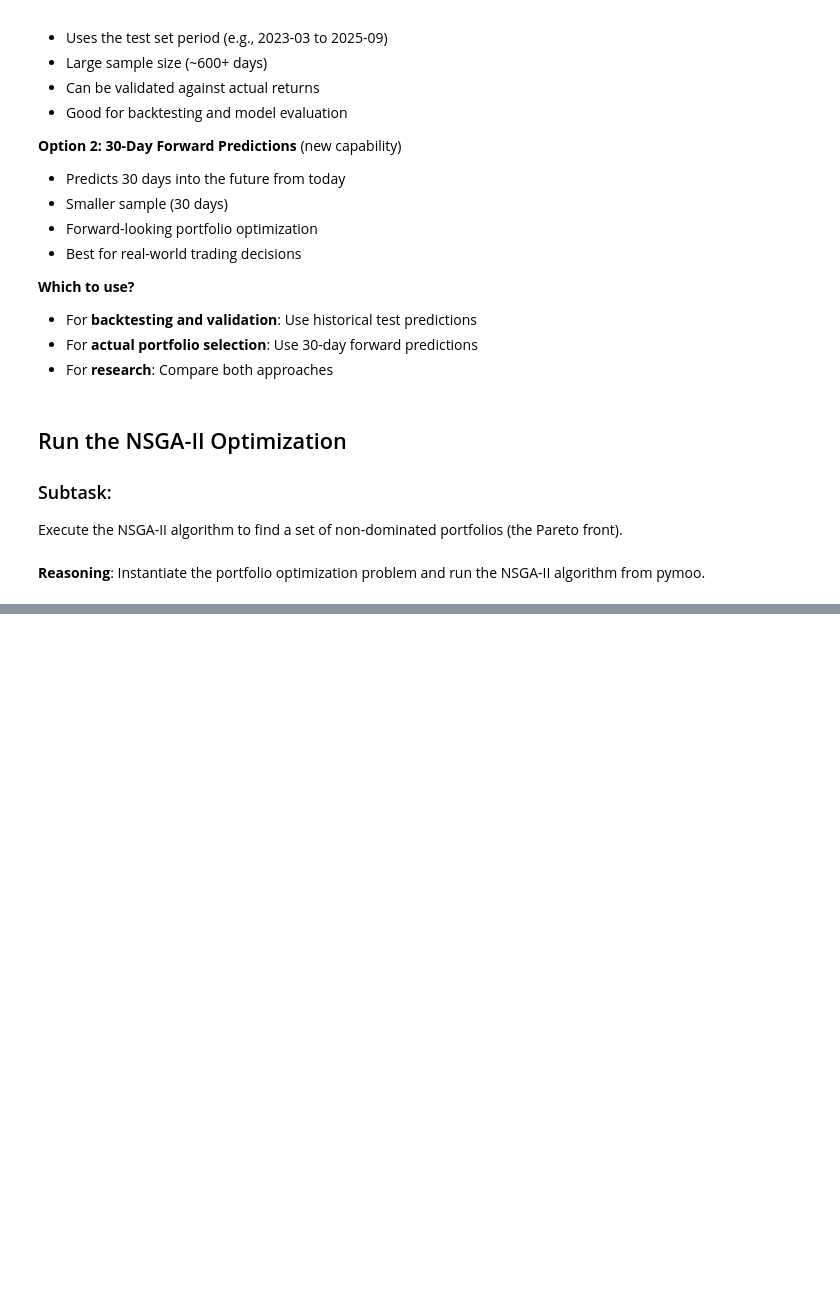
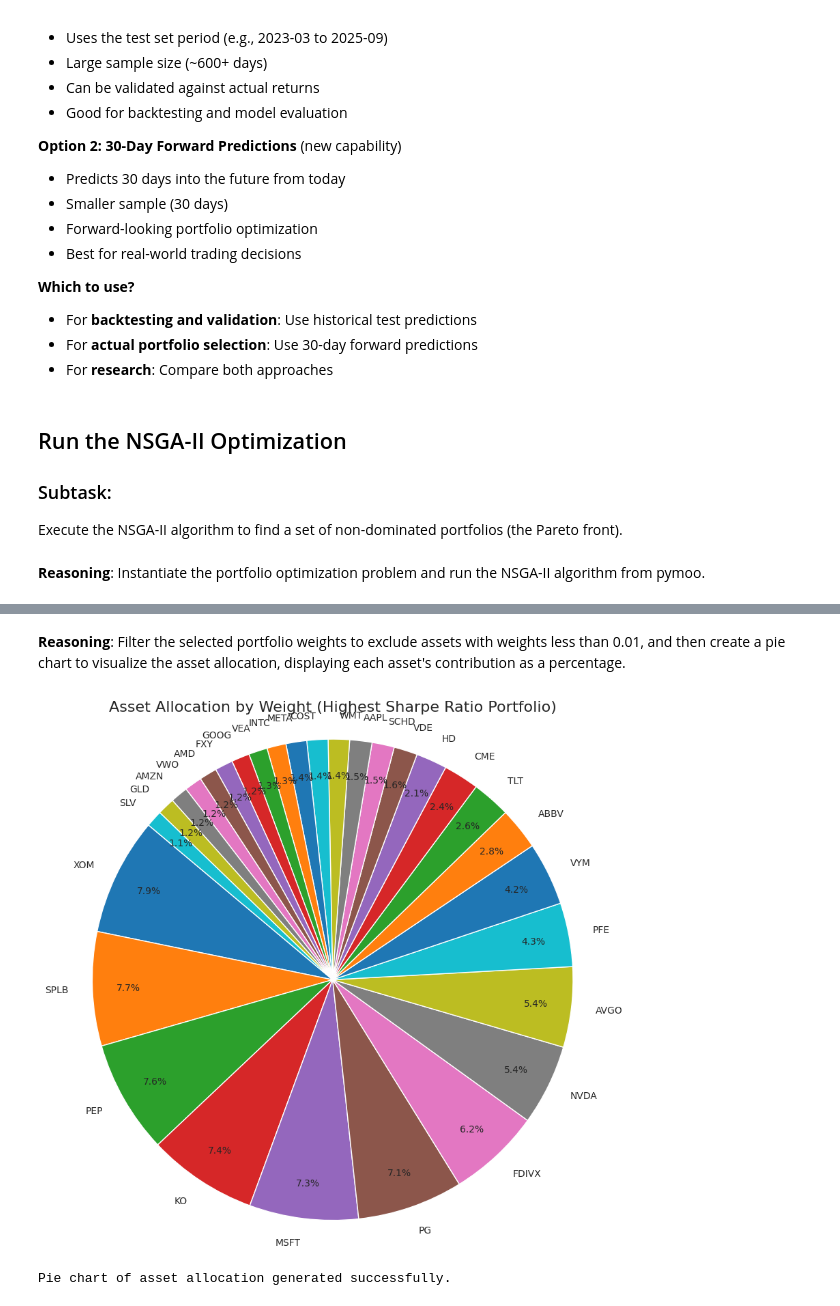
Before and after one commit to abhisuj/MSDS-451-TermProject, a Jupyter notebook: MSDS_451_TermProject_prototype.ipynb, the cells around one changed output, grey strips where cells are left out. Cells and saved outputs as stored; diff of their text form; code cells hidden in the pictures; blank space fills up the shorter version.

```diff
--- a/MSDS_451_TermProject_prototype.ipynb
+++ b/MSDS_451_TermProject_prototype.ipynb
@@ -1601,0 +2170,27 @@ selected_weights.to_csv('highest_sharpe_portfolio_weights.csv')
+# %% [markdown]
+**Reasoning**:
+Filter the selected portfolio weights to exclude assets with weights less than 0.01, and then create a pie chart to visualize the asset allocation, displaying each asset's contribution as a percentage.
+# %%
+import matplotlib.pyplot as plt
+
+# Filter out assets with weights less than 0.01 for better visualization
+filtered_weights = selected_weights[selected_weights >= 0.01]
+
+# Sort the filtered weights in descending order for better visualization
+filtered_weights = filtered_weights.sort_values(ascending=False)
+
+# Create the pie chart
+plt.figure(figsize=(10, 10))
+plt.pie(filtered_weights,
+        labels=filtered_weights.index,
+        autopct='%1.1f%%',
+        startangle=140,
+        pctdistance=0.85) # Place percentages closer to the center
+plt.title('Asset Allocation by Weight (Highest Sharpe Ratio Portfolio)', fontsize=16)
+plt.axis('equal')  # Equal aspect ratio ensures that pie is drawn as a circle.
+plt.show()
+
+print("Pie chart of asset allocation generated successfully.")
+# %% [output]
+[figure, added]
+Pie chart of asset allocation generated successfully.
```
Also changed, not shown: parts of 32 cells of this notebook.
